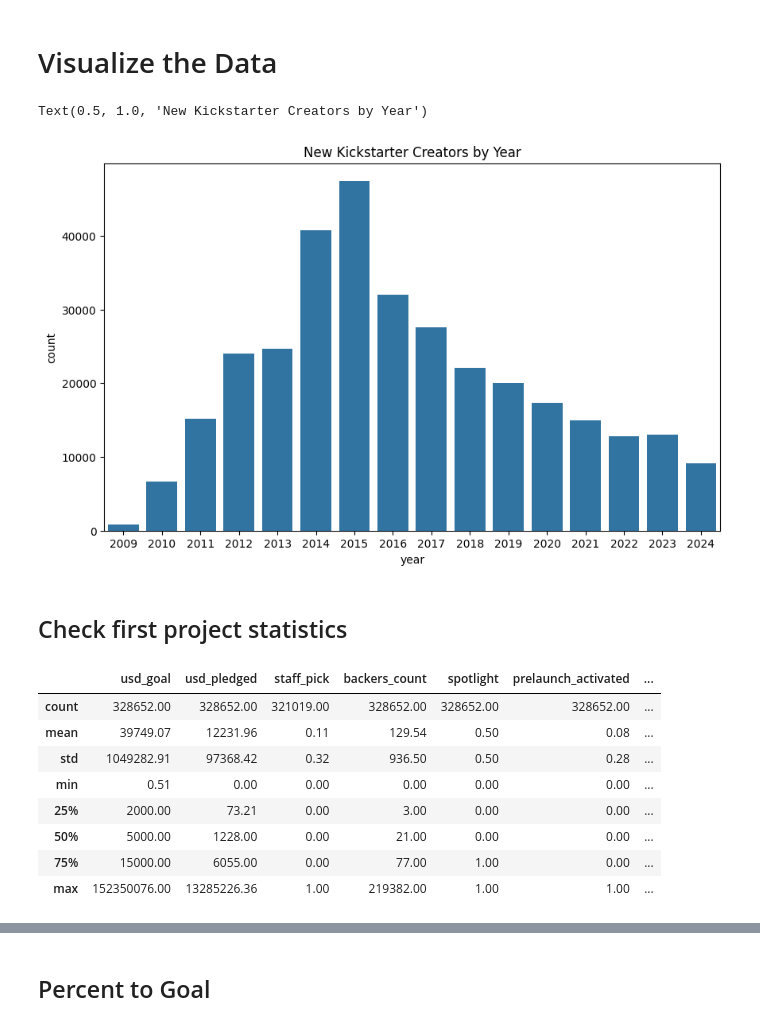
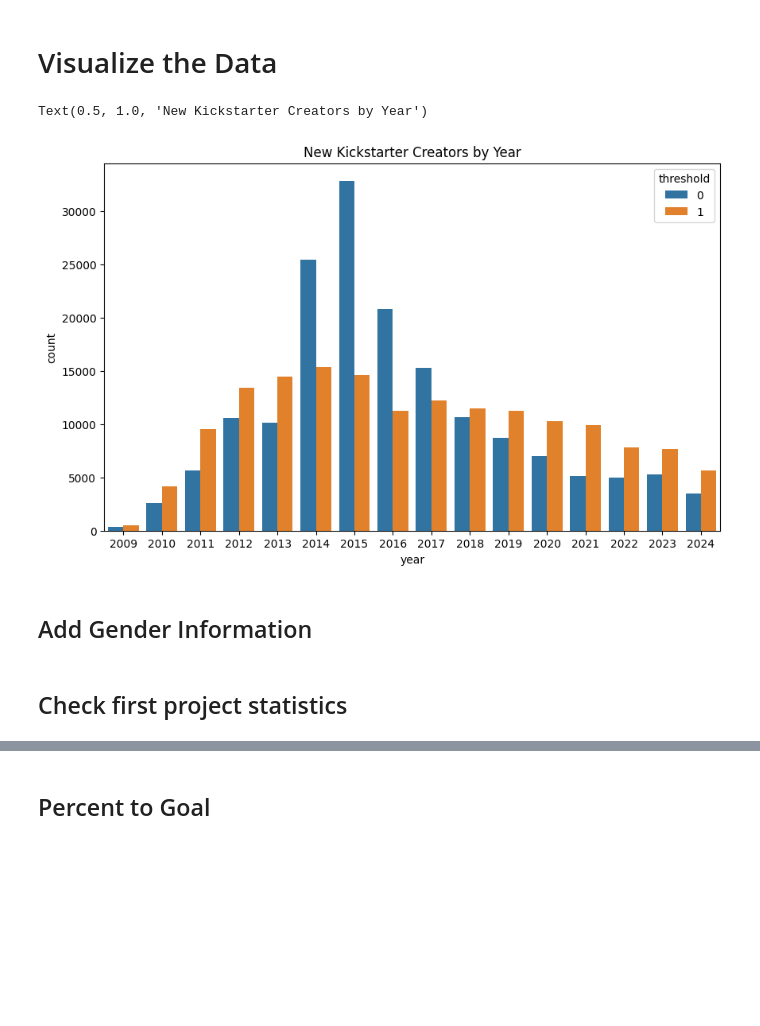
Before and after one commit to sahilpatil98/kickstarter-JMP, a Jupyter notebook: data-analysis/base_analysis.ipynb, the cells around one changed output, grey strips where cells are left out. Drawn from its saved outputs; the diff is of its cells as text; code cells hidden in the pictures; blank space fills up the shorter version.

```diff
--- a/data-analysis/base_analysis.ipynb
+++ b/data-analysis/base_analysis.ipynb
@@ -87,15 +89,26 @@ df.shape
 (328652, 148)
 # %% [markdown]
 # Visualize the Data
+# %%
+# Create threshold and Interaction Variable
+cutoff = 0
+df['threshold'] = 0
+df.loc[df['dollars_to_goal'] > cutoff, 'threshold'] = 1
+
+# Create Discontinuity Columns
+df['percent_to_goal'] = df['usd_pledged'] / df['usd_goal']
+df['dollars_to_goal'] = df['usd_pledged']  - df['usd_goal']
 # %%
 # New Kickstarter Creators by Year
 df['year'] = df['launched_at'].dt.year
 df['month'] = df['launched_at'].dt.month
 
 # Plot
 plt.figure(figsize=(10,6))
-sns.countplot(data=df, x='year')
+sns.countplot(data=df, x='year', hue = 'threshold')
 plt.title('New Kickstarter Creators by Year')
 # %% [output]
 Text(0.5, 1.0, 'New Kickstarter Creators by Year')
-[figure, old version]
+[figure, new version]
+# %% [markdown]
+## Add Gender Information
@@ -107,15 +127,3 @@ df['spotlight'] = df['spotlight'].astype(int)
 
 # Replace missing with zeros for prelaunch_activated
 df['prelaunch_activated'] = df['prelaunch_activated'].fillna(0)
-# %%
-df[['usd_goal', 'usd_pledged', 'staff_pick', 'backers_count', 'spotlight', 'prelaunch_activated', 'total_raised_after_first']].describe().apply(lambda s: s.apply('{0:.2f}'.format))
-# %% [output]
-|  | usd_goal | usd_pledged | staff_pick | backers_count | spotlight | prelaunch_activated | ... |
-| count | 328652.00 | 328652.00 | 321019.00 | 328652.00 | 328652.00 | 328652.00 | ... |
-| mean | 39749.07 | 12231.96 | 0.11 | 129.54 | 0.50 | 0.08 | ... |
-| std | 1049282.91 | 97368.42 | 0.32 | 936.50 | 0.50 | 0.28 | ... |
-| min | 0.51 | 0.00 | 0.00 | 0.00 | 0.00 | 0.00 | ... |
-| 25% | 2000.00 | 73.21 | 0.00 | 3.00 | 0.00 | 0.00 | ... |
-| 50% | 5000.00 | 1228.00 | 0.00 | 21.00 | 0.00 | 0.00 | ... |
-| 75% | 15000.00 | 6055.00 | 0.00 | 77.00 | 1.00 | 0.00 | ... |
-| max | 152350076.00 | 13285226.36 | 1.00 | 219382.00 | 1.00 | 1.00 | ... |
```
Also changed, not shown: parts of 5 cells of this notebook.
